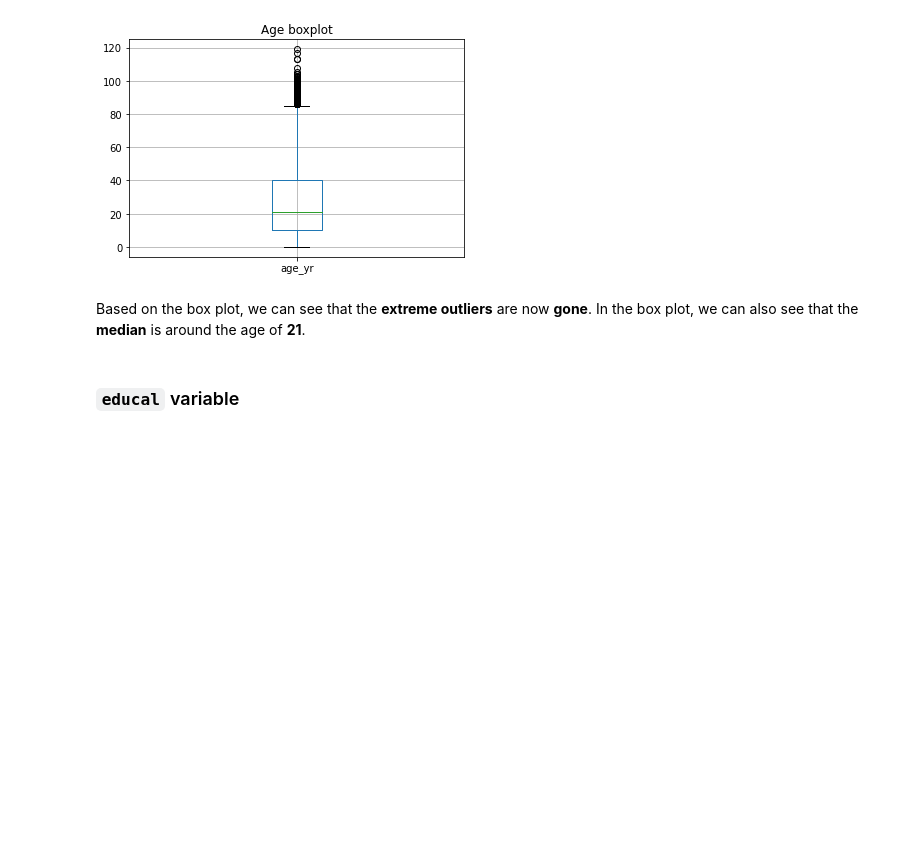
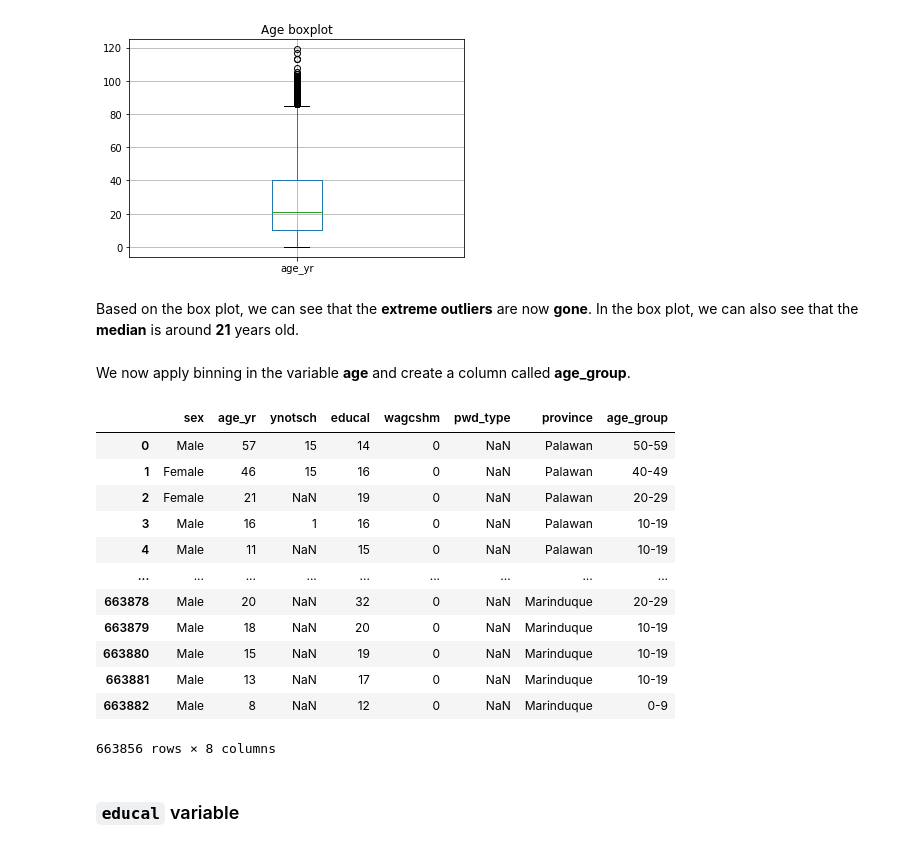
Before and after one commit to DineshOng/CSMODEL, a Jupyter notebook: CSMODEL-Final.ipynb, the cells around one changed output. Cells and saved outputs as stored; diff of their text form; code cells hidden in the pictures; blank space fills up the shorter version.

```diff
--- a/CSMODEL-Final.ipynb
+++ b/CSMODEL-Final.ipynb
@@ -273,7 +293,28 @@ plt.title("Age boxplot")
 Text(0.5, 1.0, 'Age boxplot')
 [figure]
 # %% [markdown]
-Based on the box plot, we can see that the **extreme outliers** are now **gone**. In the box plot, we can also see that the **median** is around the age of **21**.
+Based on the box plot, we can see that the **extreme outliers** are now **gone**. In the box plot, we can also see that the **median** is around **21** years old.
+# %% [markdown]
+We now apply binning in the variable **age** and create a column called **age_group**.
+# %%
+bins= [0,10,20,30,40,50,60,120]
+labels = ['0-9','10-19','20-29','30-39','40-49','50-59','60+']
+all_df['age_group'] = pd.cut(all_df['age_yr'], bins=bins, labels=labels, right=False)
+all_df
+# %% [output]
+|  | sex | age_yr | ynotsch | educal | wagcshm | pwd_type | province | age_group |
+| 0 | Male | 57 | 15 | 14 | 0 | NaN | Palawan | 50-59 |
+| 1 | Female | 46 | 15 | 16 | 0 | NaN | Palawan | 40-49 |
+| 2 | Female | 21 | NaN | 19 | 0 | NaN | Palawan | 20-29 |
+| 3 | Male | 16 | 1 | 16 | 0 | NaN | Palawan | 10-19 |
+| 4 | Male | 11 | NaN | 15 | 0 | NaN | Palawan | 10-19 |
+| ... | ... | ... | ... | ... | ... | ... | ... | ... |
+| 663878 | Male | 20 | NaN | 32 | 0 | NaN | Marinduque | 20-29 |
+| 663879 | Male | 18 | NaN | 20 | 0 | NaN | Marinduque | 10-19 |
+| 663880 | Male | 15 | NaN | 19 | 0 | NaN | Marinduque | 10-19 |
+| 663881 | Male | 13 | NaN | 17 | 0 | NaN | Marinduque | 10-19 |
+| 663882 | Male | 8 | NaN | 12 | 0 | NaN | Marinduque | 0-9 |
+663856 rows × 8 columns
 # %% [markdown]
 ### `educal` variable
 # %%
```
Also changed, not shown: parts of 22 cells of this notebook.
